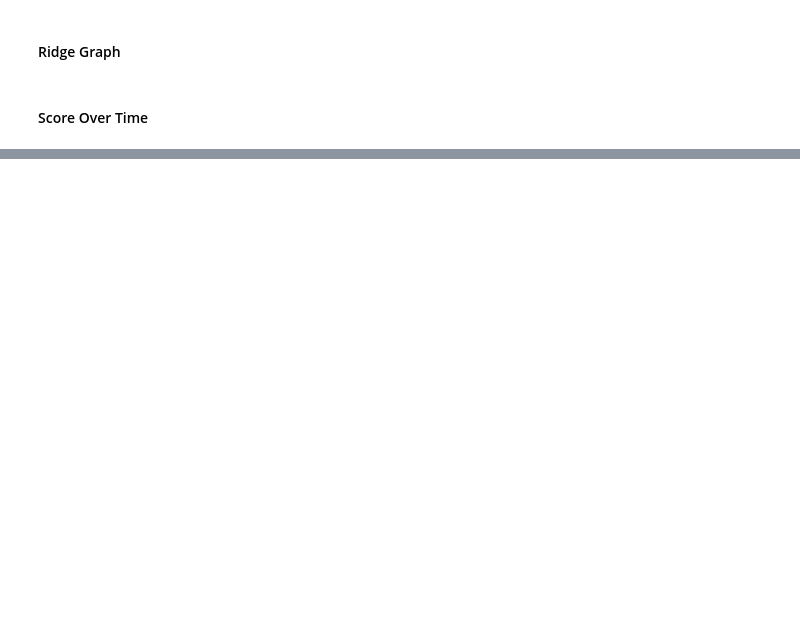
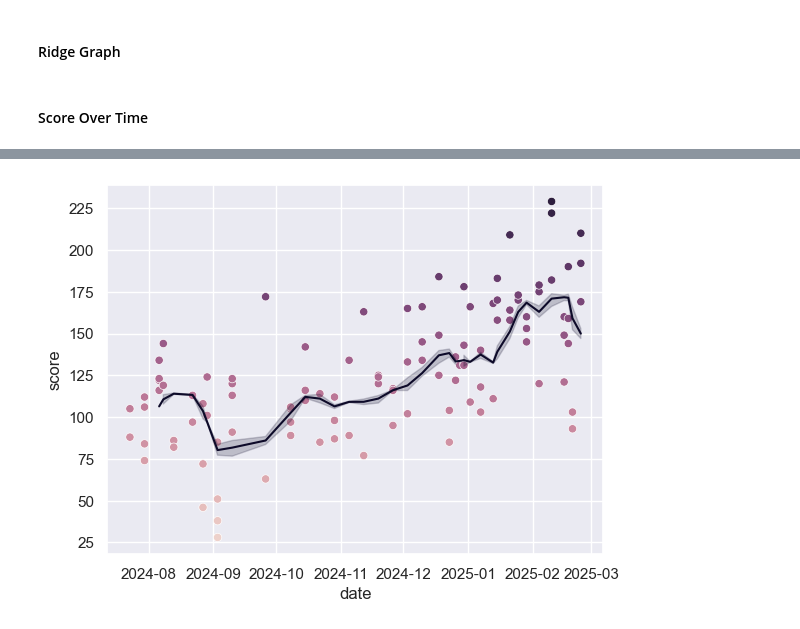
Before and after one commit to lucas-nelson-uiuc/pinsdb, a Jupyter notebook: test.ipynb, the cells around one changed output, grey strips where cells are left out. Cells and saved outputs as stored; diff of their text form; code cells hidden in the pictures; blank space fills up the shorter version.

```diff
--- a/test.ipynb
+++ b/test.ipynb
@@ -409,0 +312,22 @@ sns.move_legend(
+# %%
+def plot_rolling_mean(data: pl.DataFrame, bowler_id: str, window: int = 10) -> None:
+    rolling_mean = (
+        bowler_frame.filter(pl.col("bowler_id") == pl.lit(bowler_id))
+        .with_columns(pl.col("throws").bowling.compute_score())
+        .with_columns(pl.col("score").rolling_mean(window).alias("rolling_mean"))
+    )
+    ax = sns.scatterplot(
+        data=rolling_mean.to_pandas(), x="date", y="score", hue="score"
+    )
+    sns.lineplot(
+        data=rolling_mean.to_pandas(),
+        x="date",
+        y="rolling_mean",
+    )
+    ax.get_legend().remove()
+    plt.show()
+
+
+plot_rolling_mean(bowler_frame, bowler_id="Lucas", window=10)
+# %% [output]
+[figure, added]
```
Also changed, not shown: parts of 19 cells of this notebook, 11 other files.
